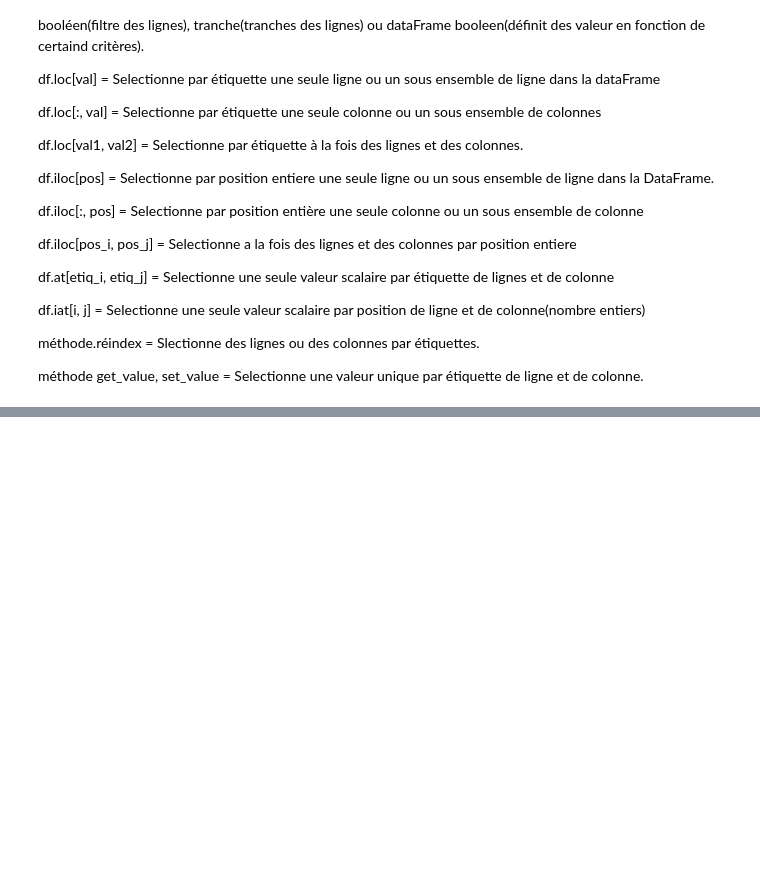
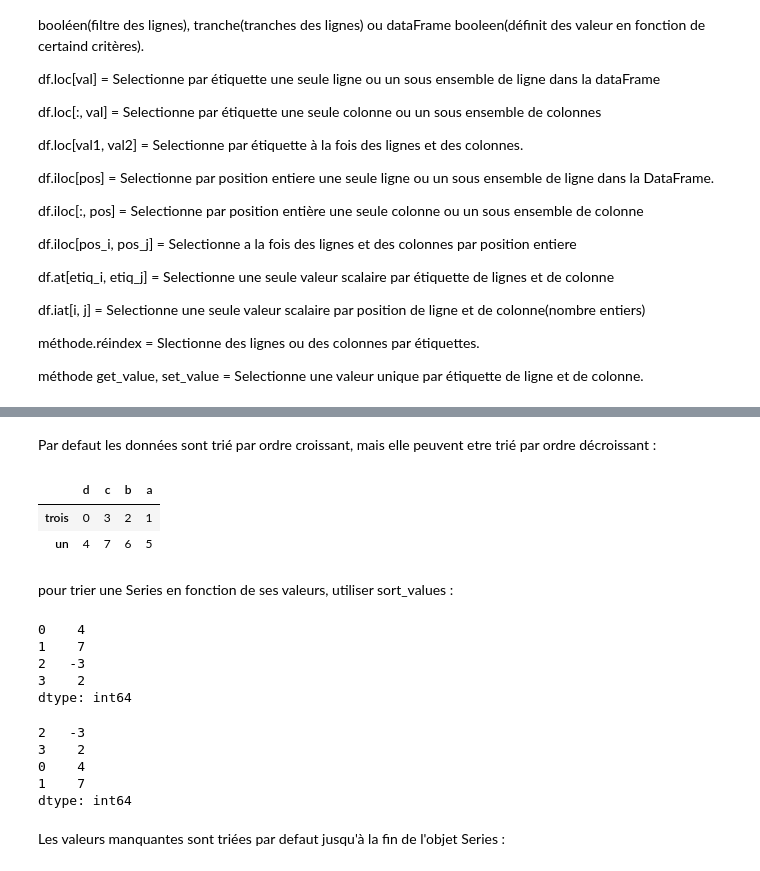
Before and after one commit to AlexisSTH/Apprentissage-Pandas-Python, a Jupyter notebook: Fonctionnalite essentielles.ipynb, the cells around one changed output, grey strips where cells are left out. Saved outputs shown, nothing was run; the diff lists cells and outputs as text; code cells hidden in the pictures; blank space fills up the shorter version.

```diff
--- a/Fonctionnalite essentielles.ipynb
+++ b/Fonctionnalite essentielles.ipynb
@@ -391,0 +427,29 @@ méthode get_value, set_value = Selectionne une valeur unique par étiquette de
+# %% [markdown]
+Par defaut les données sont trié par ordre croissant, mais elle peuvent etre trié par ordre décroissant :
+# %%
+frame.sort_index(axis=1, ascending=False)
+# %% [output]
+|  | d | c | b | a |
+| trois | 0 | 3 | 2 | 1 |
+| un | 4 | 7 | 6 | 5 |
+# %% [markdown]
+pour trier une Series en fonction de ses valeurs, utiliser sort_values :
+# %%
+obj = pd.Series([4, 7, -3, 2])
+obj
+# %% [output]
+0    4
+1    7
+2   -3
+3    2
+dtype: int64
+# %%
+obj.sort_values()
+# %% [output]
+2   -3
+3    2
+0    4
+1    7
+dtype: int64
+# %% [markdown]
+Les valeurs manquantes sont triées par defaut jusqu'à la fin de l'objet Series :
```
Also changed, not shown: parts of 27 cells of this notebook.
